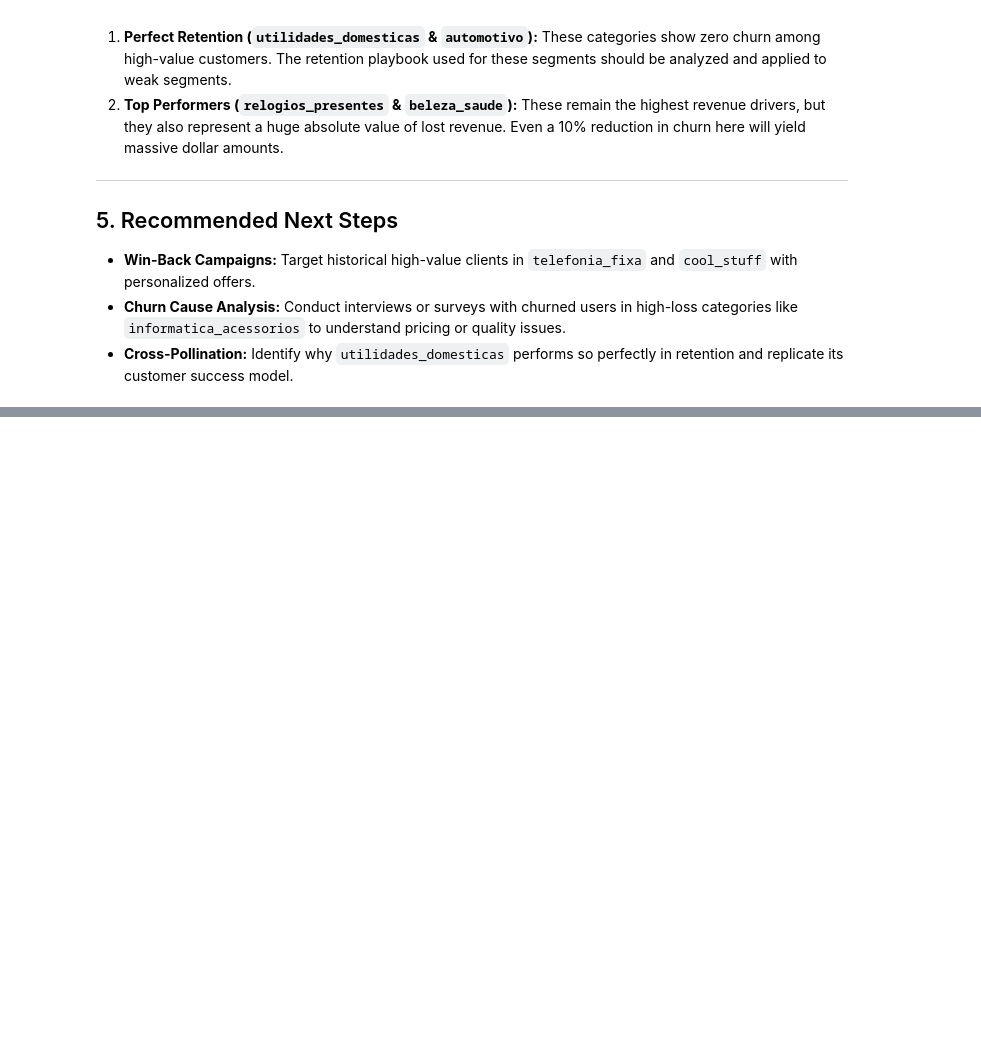
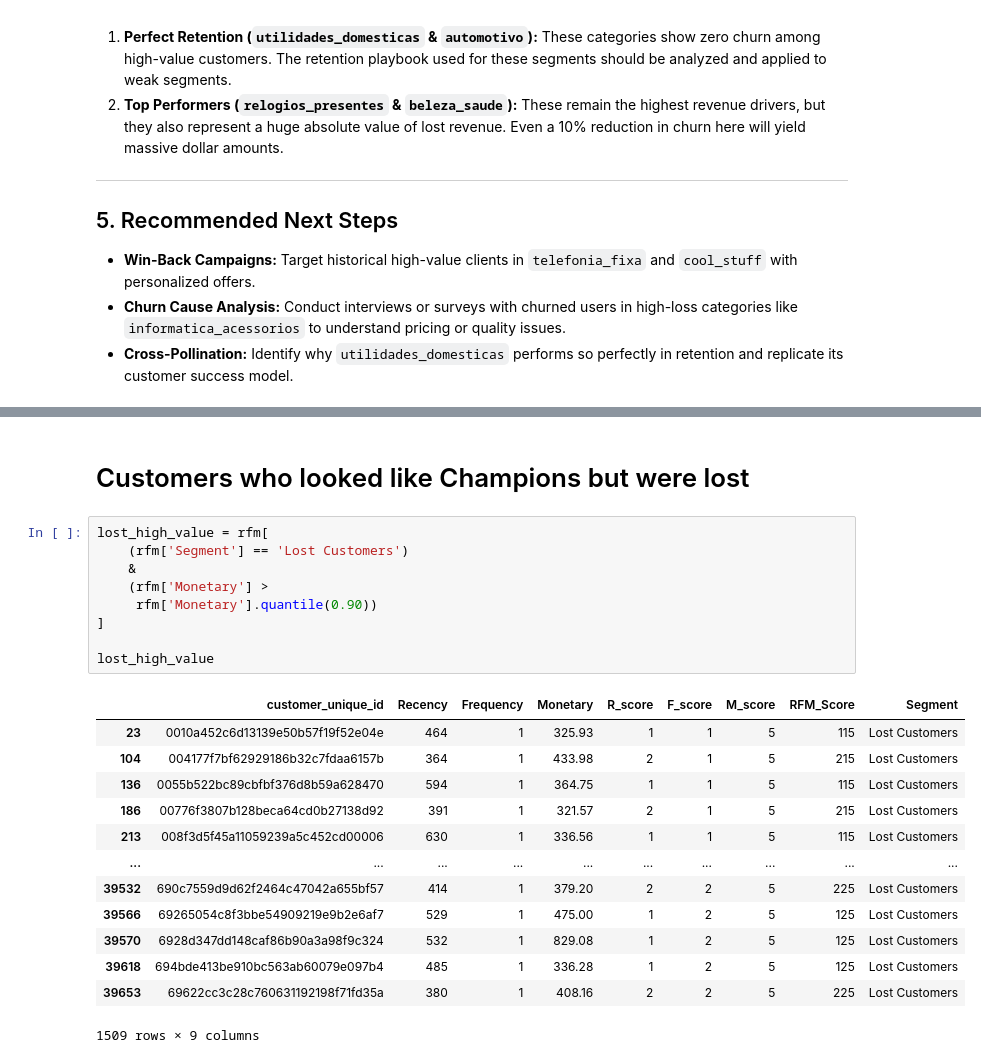
Before and after one commit to pybehnamshayan/olist-e2e-project, a Jupyter notebook: notebooks/03_RFM_Customer_Segmentation.ipynb, the cells around one changed output, grey strips where cells are left out. Saved outputs shown, nothing was run; the diff lists cells and outputs as text; blank space fills up the shorter version.

```diff
--- a/notebooks/03_RFM_Customer_Segmentation.ipynb
+++ b/notebooks/03_RFM_Customer_Segmentation.ipynb
@@ -740,0 +954,25 @@ If the company had successfully prevented the churn of these high-value customer
+# %% [markdown]
+# Customers who looked like Champions but were lost
+# %%
+lost_high_value = rfm[
+    (rfm['Segment'] == 'Lost Customers')
+    &
+    (rfm['Monetary'] >
+     rfm['Monetary'].quantile(0.90))
+]
+
+lost_high_value
+# %% [output]
+|  | customer_unique_id | Recency | Frequency | Monetary | R_score | F_score | M_score | RFM_Score | Segment |
+| 23 | 0010a452c6d13139e50b57f19f52e04e | 464 | 1 | 325.93 | 1 | 1 | 5 | 115 | Lost Customers |
+| 104 | 004177f7bf62929186b32c7fdaa6157b | 364 | 1 | 433.98 | 2 | 1 | 5 | 215 | Lost Customers |
+| 136 | 0055b522bc89cbfbf376d8b59a628470 | 594 | 1 | 364.75 | 1 | 1 | 5 | 115 | Lost Customers |
+| 186 | 00776f3807b128beca64cd0b27138d92 | 391 | 1 | 321.57 | 2 | 1 | 5 | 215 | Lost Customers |
+| 213 | 008f3d5f45a11059239a5c452cd00006 | 630 | 1 | 336.56 | 1 | 1 | 5 | 115 | Lost Customers |
+| ... | ... | ... | ... | ... | ... | ... | ... | ... | ... |
+| 39532 | 690c7559d9d62f2464c47042a655bf57 | 414 | 1 | 379.20 | 2 | 2 | 5 | 225 | Lost Customers |
+| 39566 | 69265054c8f3bbe54909219e9b2e6af7 | 529 | 1 | 475.00 | 1 | 2 | 5 | 125 | Lost Customers |
+| 39570 | 6928d347dd148caf86b90a3a98f9c324 | 532 | 1 | 829.08 | 1 | 2 | 5 | 125 | Lost Customers |
+| 39618 | 694bde413be910bc563ab60079e097b4 | 485 | 1 | 336.28 | 1 | 2 | 5 | 125 | Lost Customers |
+| 39653 | 69622cc3c28c760631192198f71fd35a | 380 | 1 | 408.16 | 2 | 2 | 5 | 225 | Lost Customers |
+1509 rows × 9 columns
```
Also changed, not shown: parts of 37 cells of this notebook, 23 other files.
